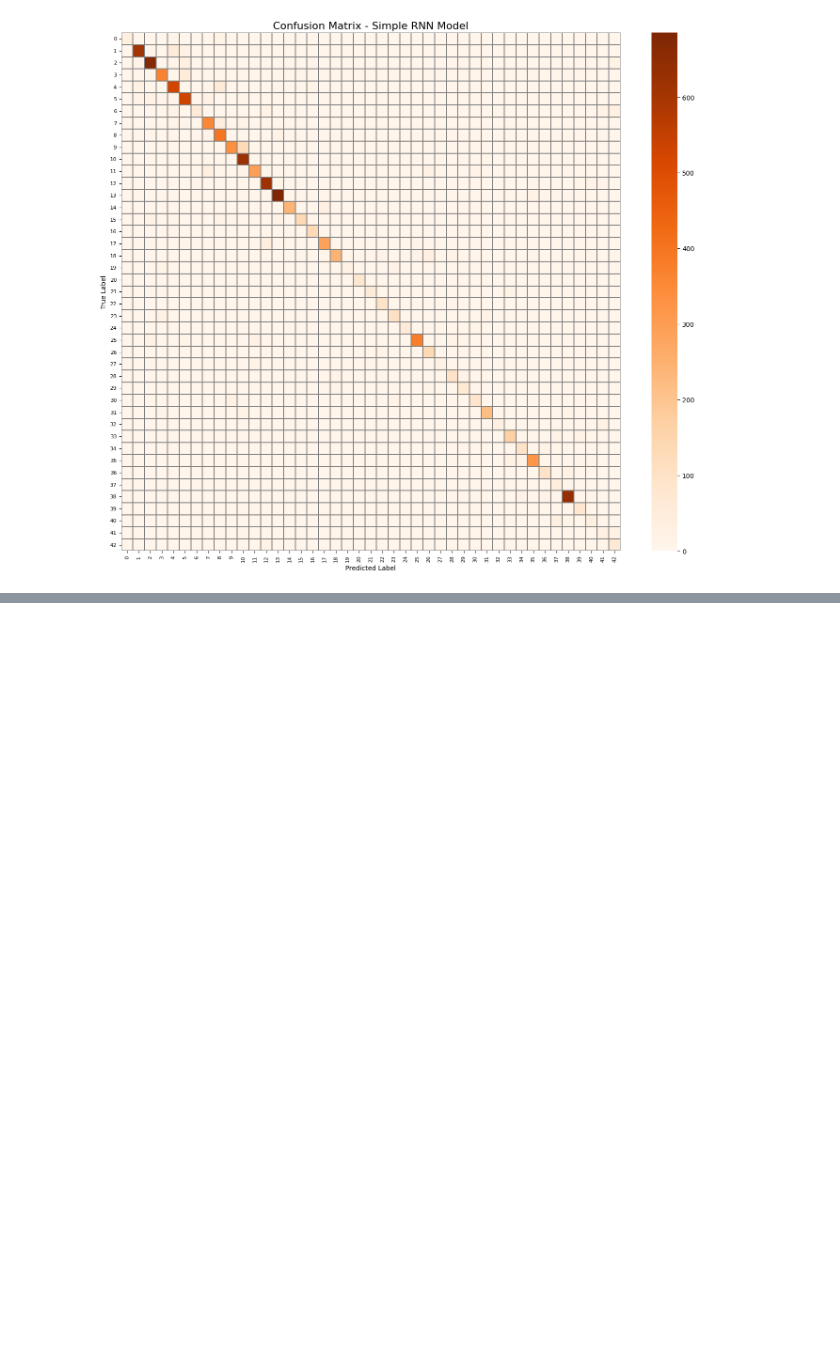
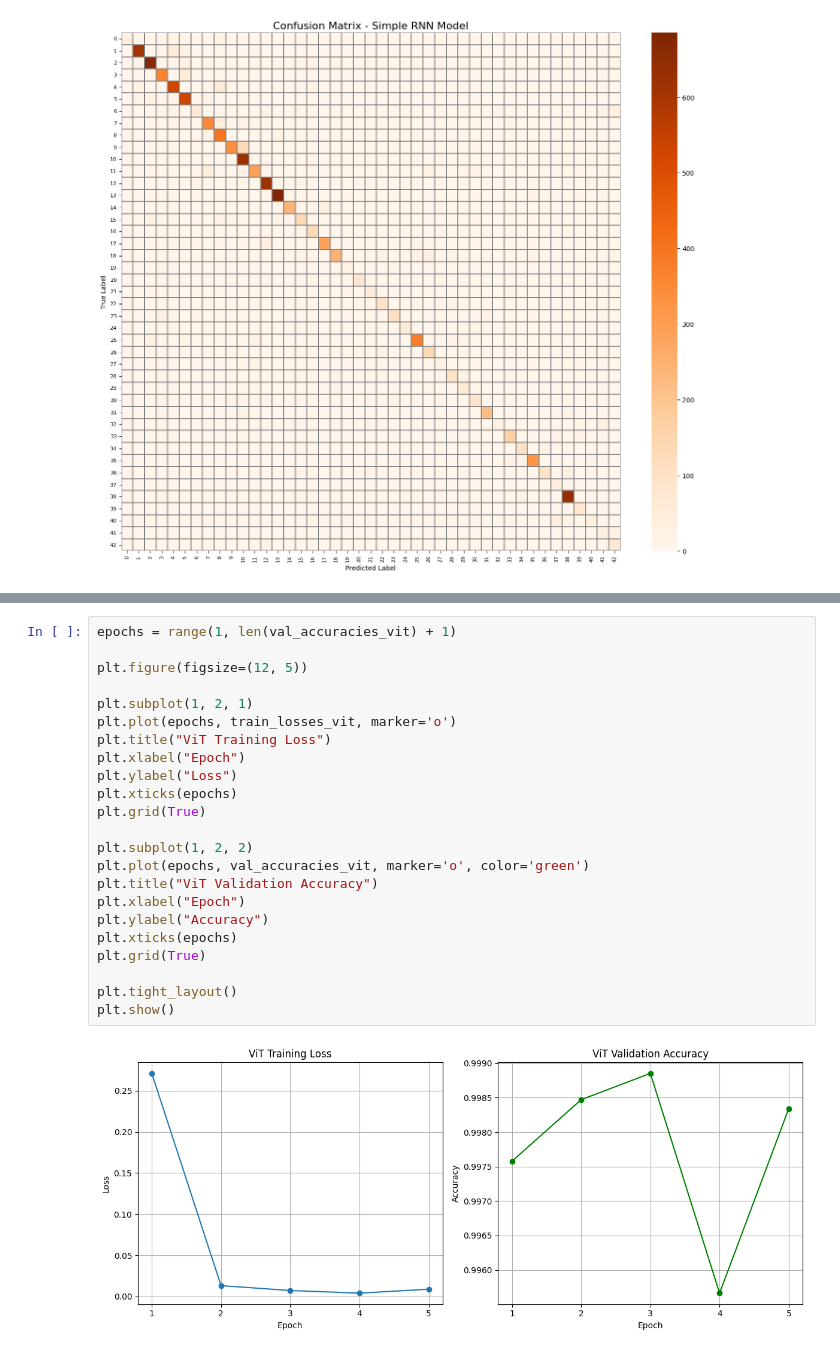
Before and after one commit to Engshadow/Autonomous-Vehicle-Perception-Module, a Jupyter notebook: Project.ipynb, the cells around one changed output, grey strips where cells are left out. Saved outputs shown, nothing was run; the diff lists cells and outputs as text; blank space fills up the shorter version.

```diff
--- a/Project.ipynb
+++ b/Project.ipynb
@@ -1364,0 +1711,25 @@ plot_confusion(y_test, y_pred_rnn, "Confusion Matrix - Simple RNN Model")
+# %%
+epochs = range(1, len(val_accuracies_vit) + 1)
+
+plt.figure(figsize=(12, 5))
+
+plt.subplot(1, 2, 1)
+plt.plot(epochs, train_losses_vit, marker='o')
+plt.title("ViT Training Loss")
+plt.xlabel("Epoch")
+plt.ylabel("Loss")
+plt.xticks(epochs)
+plt.grid(True)
+
+plt.subplot(1, 2, 2)
+plt.plot(epochs, val_accuracies_vit, marker='o', color='green')
+plt.title("ViT Validation Accuracy")
+plt.xlabel("Epoch")
+plt.ylabel("Accuracy")
+plt.xticks(epochs)
+plt.grid(True)
+
+plt.tight_layout()
+plt.show()
+# %% [output]
+[figure, added]
```
Also changed, not shown: parts of 10 cells of this notebook.
